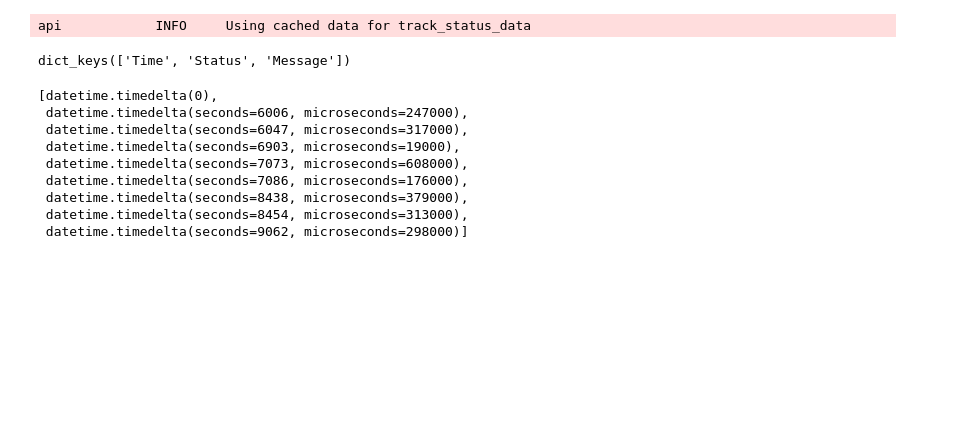
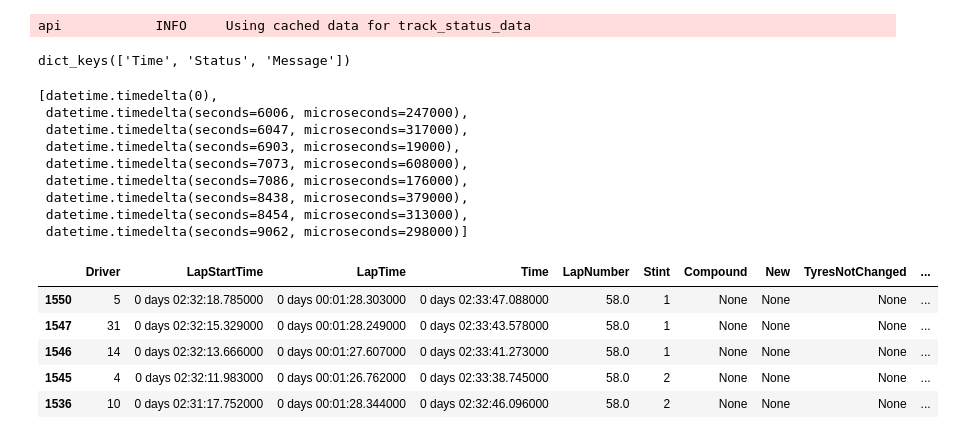
Before and after one commit to JamesonThornton/UCB_DataBootcamp_Final_Project, a Jupyter notebook: Analysis/FastF1_API.ipynb, the cells around one changed output. Cells and saved outputs as stored; diff of their text form; code cells hidden in the pictures; blank space fills up the shorter version.

```diff
--- a/Analysis/FastF1_API.ipynb
+++ b/Analysis/FastF1_API.ipynb
@@ -174,3 +174,15 @@ TS['Time']
  datetime.timedelta(seconds=8438, microseconds=379000),
  datetime.timedelta(seconds=8454, microseconds=313000),
  datetime.timedelta(seconds=9062, microseconds=298000)]
+# %%
+# add the LapStartTime from API to the app dataframe
+app['LapStartTime'] = app['Time'] - app['LapTime']
+
+app.head()
+# %% [output]
+|  | Driver | LapStartTime | LapTime | Time | LapNumber | Stint | Compound | New | TyresNotChanged | ... |
+| 1550 | 5 | 0 days 02:32:18.785000 | 0 days 00:01:28.303000 | 0 days 02:33:47.088000 | 58.0 | 1 | None | None | None | ... |
+| 1547 | 31 | 0 days 02:32:15.329000 | 0 days 00:01:28.249000 | 0 days 02:33:43.578000 | 58.0 | 1 | None | None | None | ... |
+| 1546 | 14 | 0 days 02:32:13.666000 | 0 days 00:01:27.607000 | 0 days 02:33:41.273000 | 58.0 | 1 | None | None | None | ... |
+| 1545 | 4 | 0 days 02:32:11.983000 | 0 days 00:01:26.762000 | 0 days 02:33:38.745000 | 58.0 | 2 | None | None | None | ... |
+| 1536 | 10 | 0 days 02:31:17.752000 | 0 days 00:01:28.344000 | 0 days 02:32:46.096000 | 58.0 | 2 | None | None | None | ... |
```
Also changed, not shown: parts of 3 cells of this notebook.
